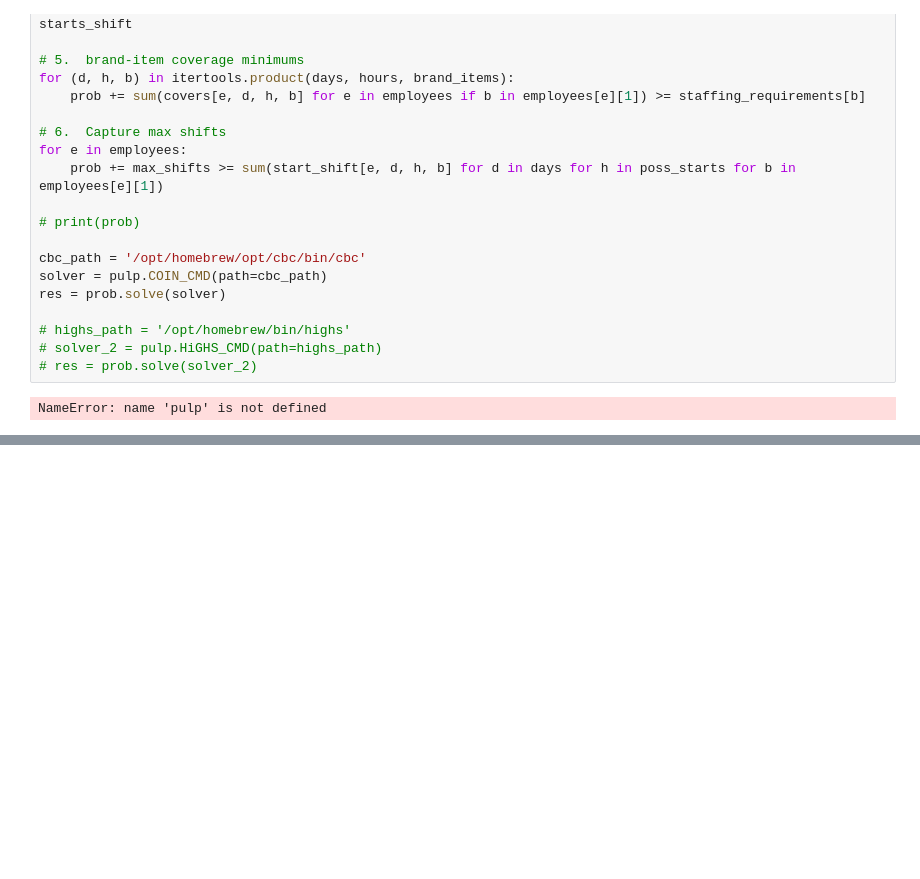
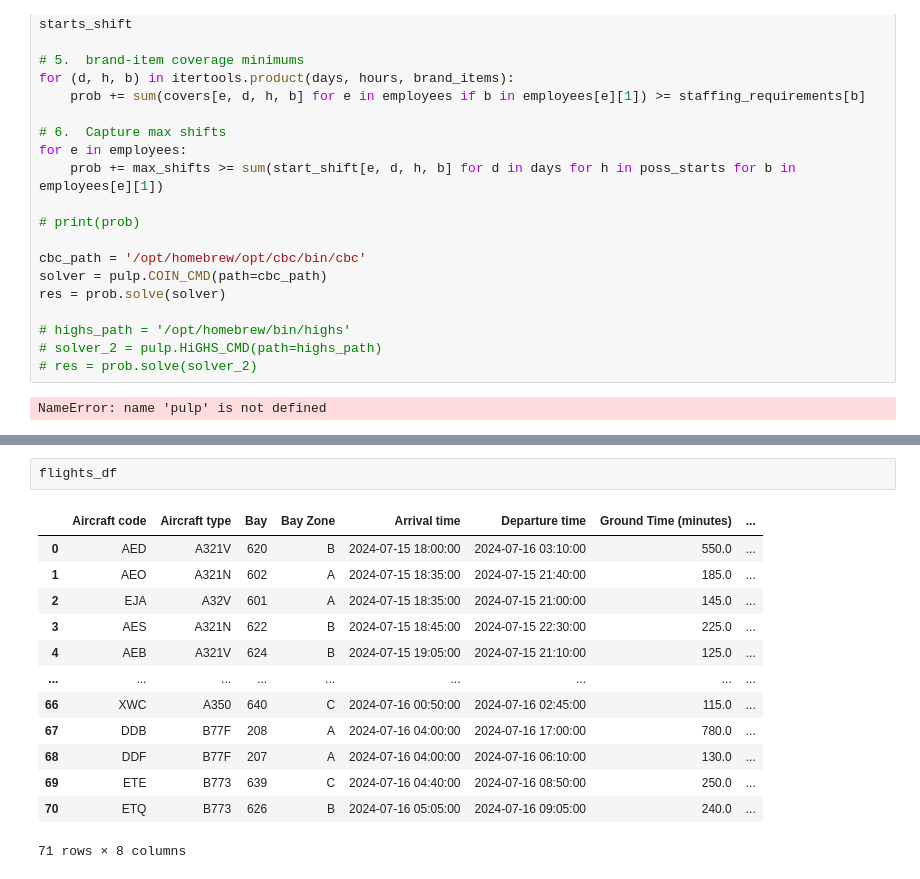
Before and after one commit to alvaro-cabrera/automated_allocations, a Jupyter notebook: Automated_allocation_example.ipynb, the cells around one changed output, grey strips where cells are left out. Cells and saved outputs as stored; diff of their text form; blank space fills up the shorter version.

```diff
--- a/Automated_allocation_example.ipynb
+++ b/Automated_allocation_example.ipynb
@@ -329,0 +151,16 @@ else:
+# %%
+flights_df
+# %% [output]
+|  | Aircraft code | Aircraft type | Bay | Bay Zone | Arrival time | Departure time | Ground Time (minutes) | ... |
+| 0 | AED | A321V | 620 | B | 2024-07-15 18:00:00 | 2024-07-16 03:10:00 | 550.0 | ... |
+| 1 | AEO | A321N | 602 | A | 2024-07-15 18:35:00 | 2024-07-15 21:40:00 | 185.0 | ... |
+| 2 | EJA | A32V | 601 | A | 2024-07-15 18:35:00 | 2024-07-15 21:00:00 | 145.0 | ... |
+| 3 | AES | A321N | 622 | B | 2024-07-15 18:45:00 | 2024-07-15 22:30:00 | 225.0 | ... |
+| 4 | AEB | A321V | 624 | B | 2024-07-15 19:05:00 | 2024-07-15 21:10:00 | 125.0 | ... |
+| ... | ... | ... | ... | ... | ... | ... | ... | ... |
+| 66 | XWC | A350 | 640 | C | 2024-07-16 00:50:00 | 2024-07-16 02:45:00 | 115.0 | ... |
+| 67 | DDB | B77F | 208 | A | 2024-07-16 04:00:00 | 2024-07-16 17:00:00 | 780.0 | ... |
+| 68 | DDF | B77F | 207 | A | 2024-07-16 04:00:00 | 2024-07-16 06:10:00 | 130.0 | ... |
+| 69 | ETE | B773 | 639 | C | 2024-07-16 04:40:00 | 2024-07-16 08:50:00 | 250.0 | ... |
+| 70 | ETQ | B773 | 626 | B | 2024-07-16 05:05:00 | 2024-07-16 09:05:00 | 240.0 | ... |
+71 rows × 8 columns
```
Also changed, not shown: parts of 20 cells of this notebook, 1 other file.
